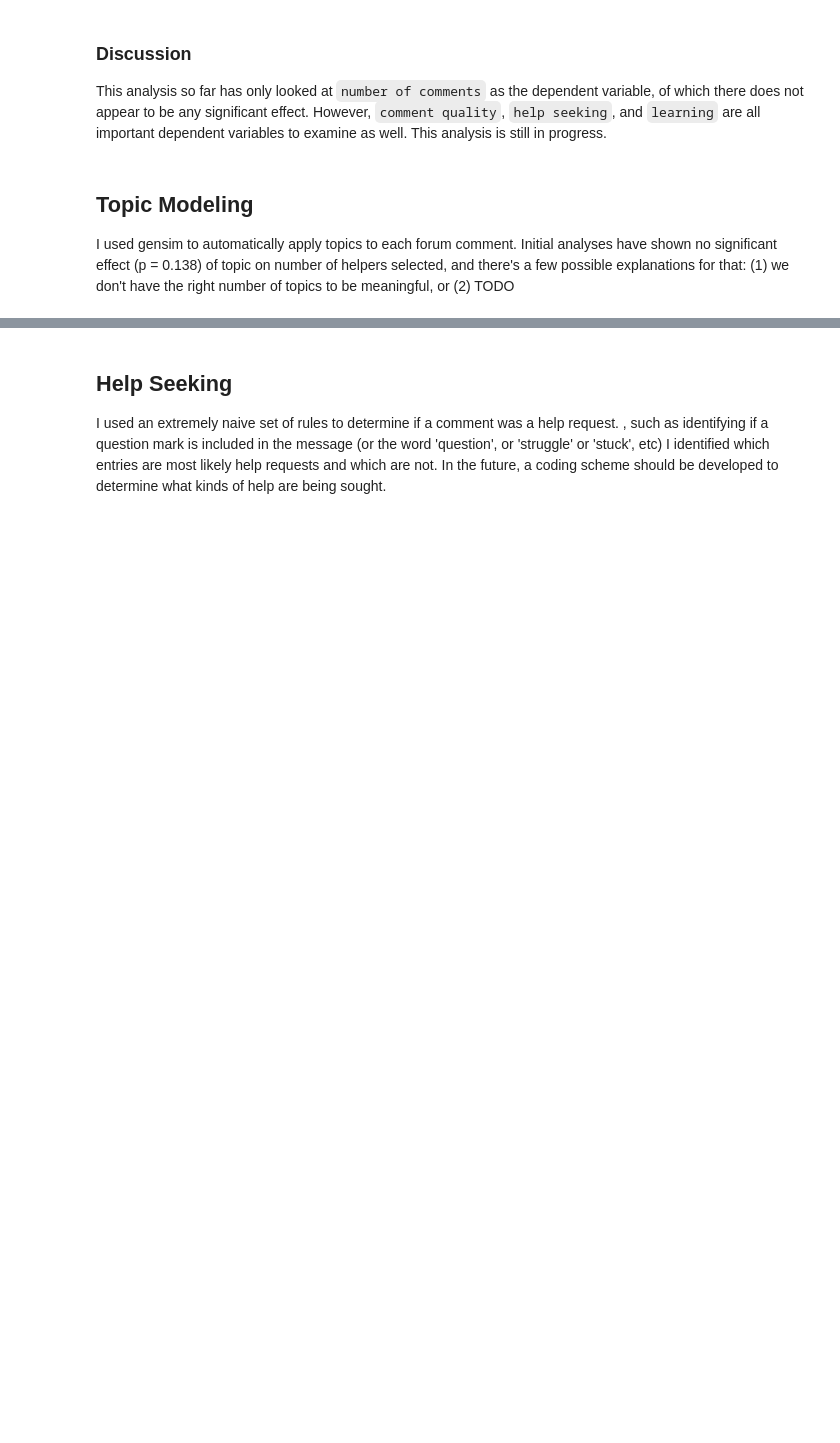
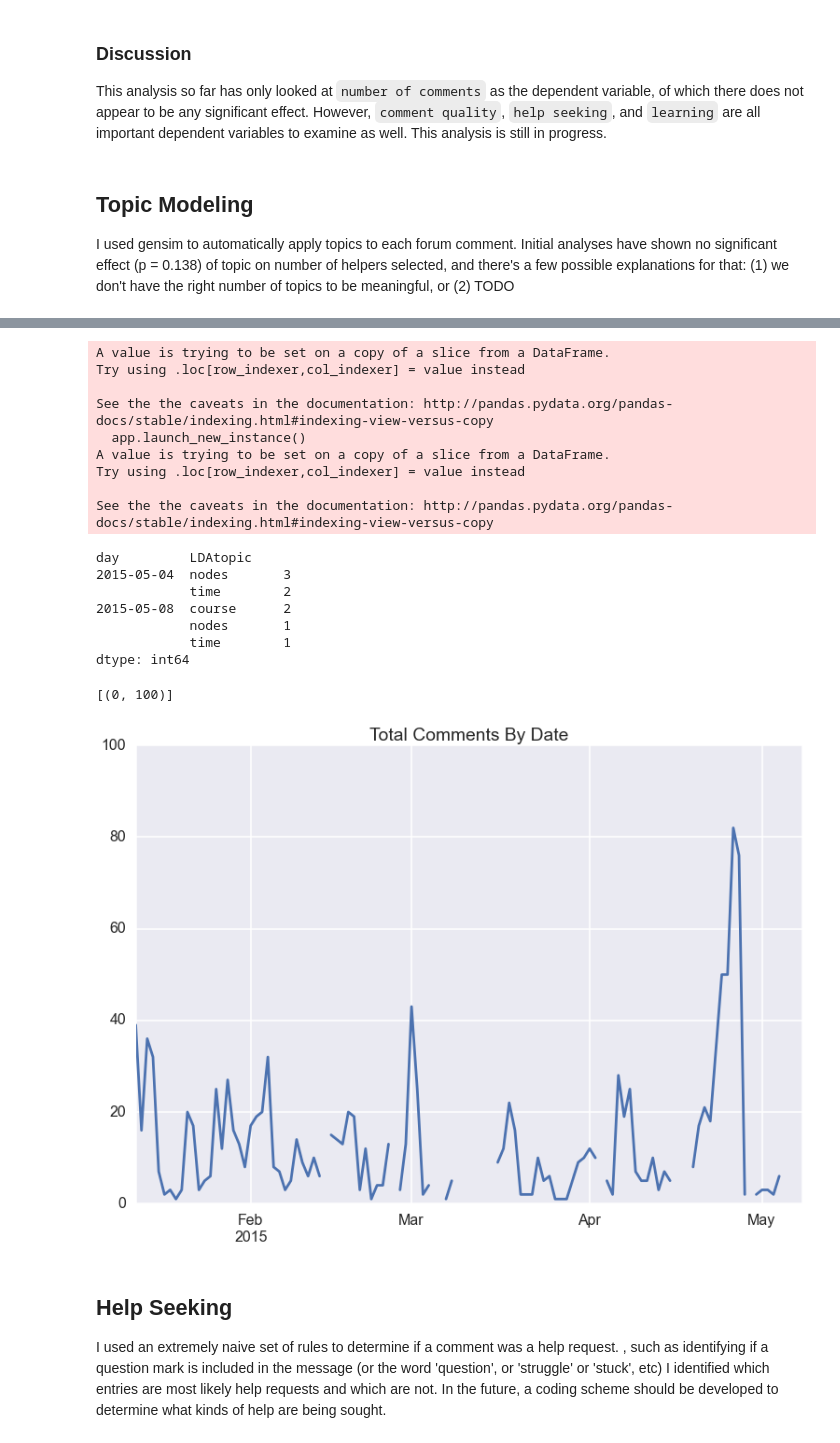
Before and after one commit to UberHowley/spoc-file-processing, a Jupyter notebook: SPOCanalysis.ipynb, the cells around one changed output, grey strips where cells are left out. Saved outputs shown, nothing was run; the diff lists cells and outputs as text; code cells hidden in the pictures; blank space fills up the shorter version.

```diff
--- a/SPOCanalysis.ipynb
+++ b/SPOCanalysis.ipynb
@@ -404,3 +400,39 @@ sns.factorplot(utils.COL_LDA, data=data_topic, size=6)
+# %%
+# num comments of each topic type by date
+data_topic = data[[utils.COL_LDA, utils.COL_TIMESTAMP]]
+data_topic[utils.COL_TIMESTAMP] = pd.to_datetime(data_topic[utils.COL_TIMESTAMP])
+data_topic = data_topic.set_index(utils.COL_TIMESTAMP)
+data_topic['day'] = data_topic.index.date
+counts = data_topic.groupby(['day', utils.COL_LDA]).agg(len)
+print(counts.tail())
+
+# plotting
+sns.set_context("poster")
+data_topic = data[[utils.COL_LDA, utils.COL_TIMESTAMP]]
+data_topic[utils.COL_TIMESTAMP] = pd.to_datetime(data_topic[utils.COL_TIMESTAMP])
+data_topic.set_index(utils.COL_TIMESTAMP)
+date_counts = data_topic[utils.COL_TIMESTAMP].value_counts()
+date_plot = date_counts.resample('d',how=sum).plot(title="Total Comments By Date",legend=None)
+date_plot.set(ylim=(0, 100))
+# %% [output]
+A value is trying to be set on a copy of a slice from a DataFrame.
+Try using .loc[row_indexer,col_indexer] = value instead
+
+See the the caveats in the documentation: http://pandas.pydata.org/pandas-docs/stable/indexing.html#indexing-view-versus-copy
+  app.launch_new_instance()
+A value is trying to be set on a copy of a slice from a DataFrame.
+Try using .loc[row_indexer,col_indexer] = value instead
+
+See the the caveats in the documentation: http://pandas.pydata.org/pandas-docs/stable/indexing.html#indexing-view-versus-copy
+day         LDAtopic
+2015-05-04  nodes       3
+            time        2
+2015-05-08  course      2
+            nodes       1
+            time        1
+dtype: int64
+[(0, 100)]
+[figure, added]
 # %% [markdown]
 ## Help Seeking
 I used an extremely naive set of rules to determine if a comment was a help request. , such as identifying if a question mark is included in the message (or the word 'question', or 'struggle' or 'stuck', etc) I identified which entries are most likely help requests and which are not. In the future, a coding scheme should be developed to determine what kinds of help are being sought.
```
Also changed, not shown: parts of 4 cells of this notebook.
